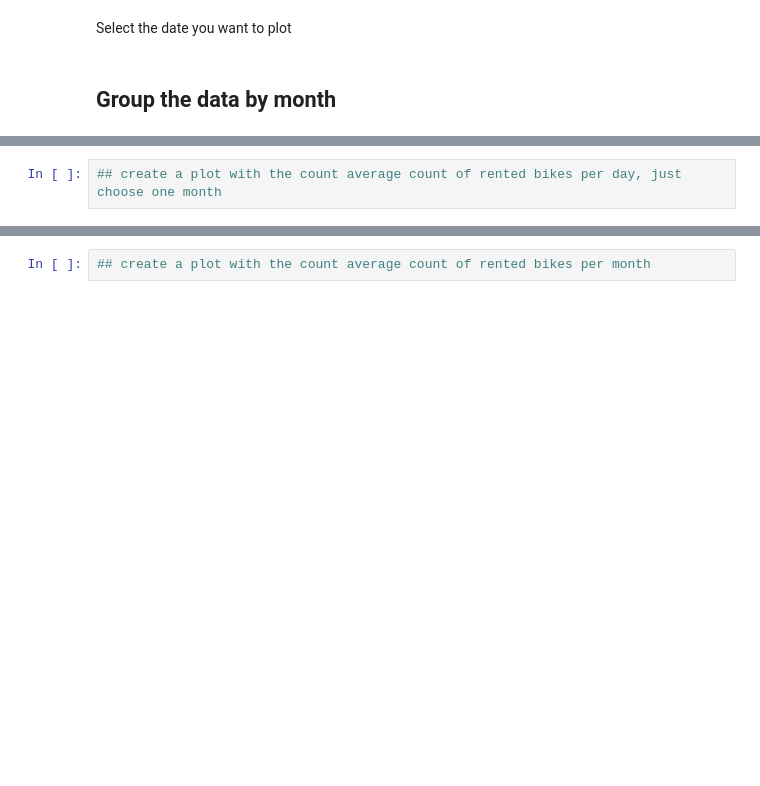
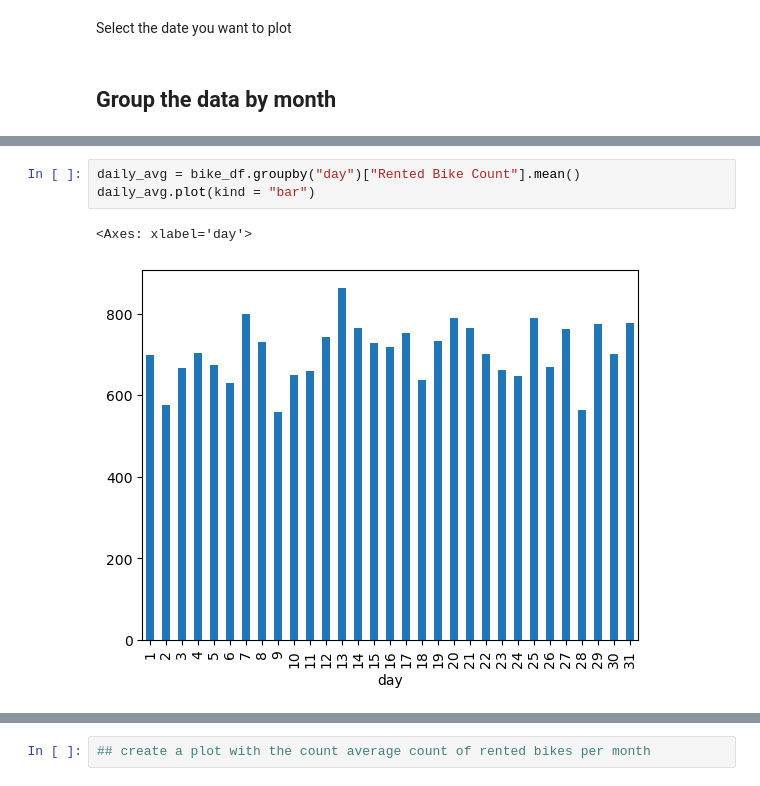
Before and after one commit to datagus/ASDA2025, a Jupyter notebook: notebooks/week08_glm.ipynb, the cells around one changed output, grey strips where cells are left out. Drawn from its saved outputs; the diff is of its cells as text; blank space fills up the shorter version.

```diff
--- a/notebooks/week08_glm.ipynb
+++ b/notebooks/week08_glm.ipynb
@@ -43,2 +90,6 @@ Select the date you want to plot
 # %%
-## create a plot with the count average count of rented bikes per day, just choose one month
+daily_avg = bike_df.groupby("day")["Rented Bike Count"].mean()
+daily_avg.plot(kind = "bar")
+# %% [output]
+<Axes: xlabel='day'>
+[figure, added]
```
Also changed, not shown: parts of 7 cells of this notebook.
